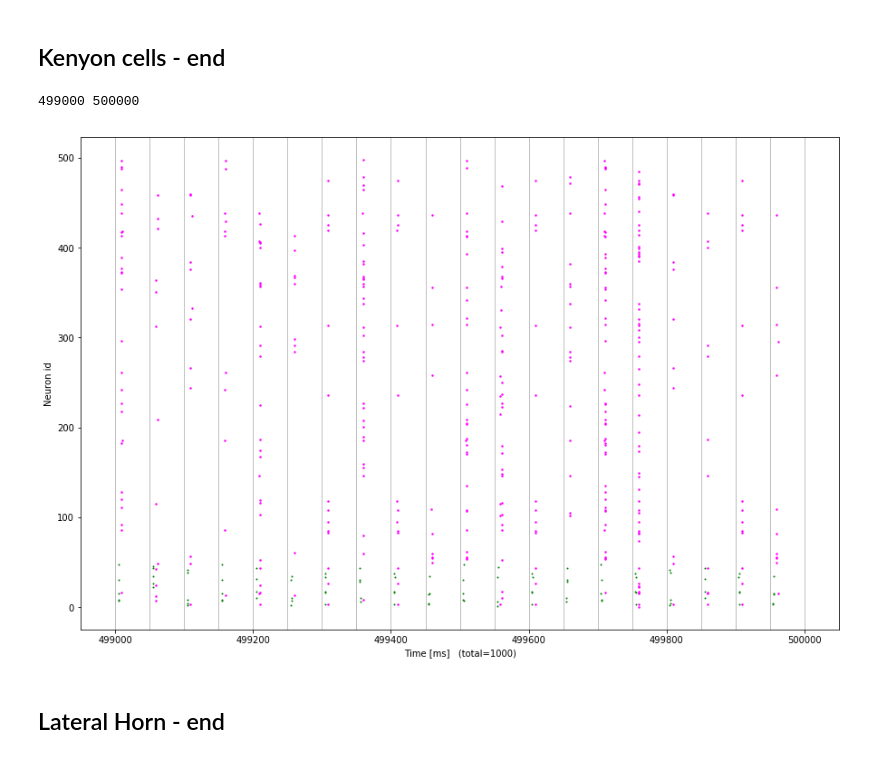
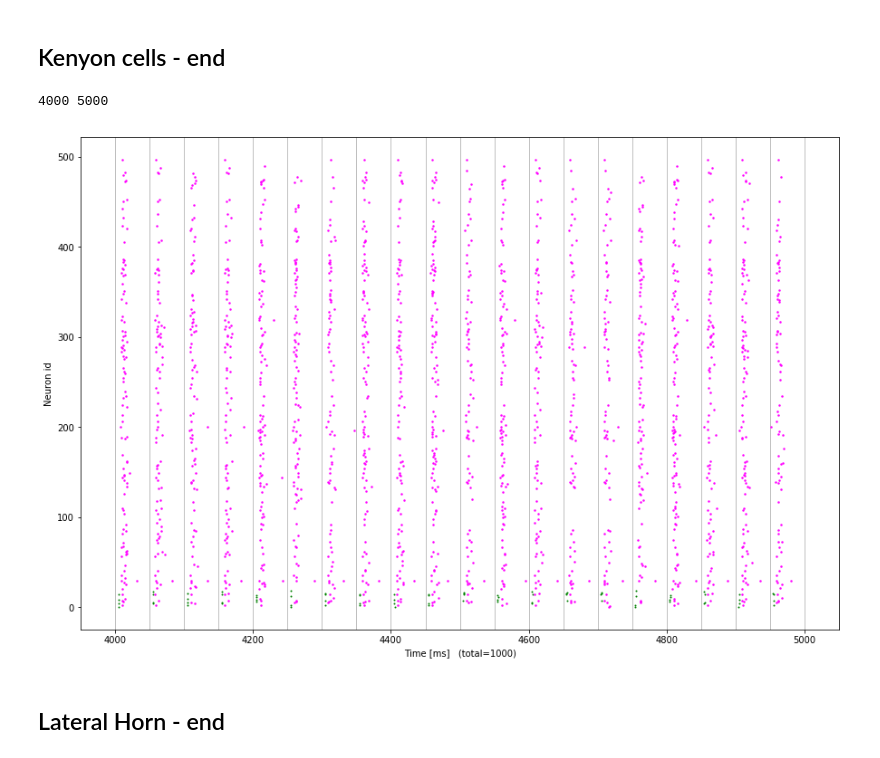
Before and after one commit to chanokin/brainscales-recognition, a Jupyter notebook: codebase/mushroom_body/bss_analyze_mbody_results.ipynb, the cells around one changed output. Cells and saved outputs as stored; diff of their text form; code cells hidden in the pictures.

```diff
--- a/codebase/mushroom_body/bss_analyze_mbody_results.ipynb
+++ b/codebase/mushroom_body/bss_analyze_mbody_results.ipynb
@@ -316,7 +316,7 @@ fname = "bss-mbody-experiment"
 # fname = "mbody-experiment-0p1ts-6K"
 # fname = "mbody-experiment-10k-working"
 # fname = "mbody-experiment-5k-working"
-fname = "bss-mbody-experiment"
+fname = "bss-mbody-experiment-1"
 fname += ".npz"
 # %%
 data = np.load(fname)
@@ -1329,41 +1340,43 @@ Kenyon cells - end
 ---
 # %%
 fname = "bss-mbody-experiment"
-# fname = "bss-mbody-experiment-1"
+fname = "bss-mbody-experiment-1"
 fname += ".npz"
 
 data = np.load(fname)
 weights = data['weights']
 in_spikes = data['input_spikes']
 out_spikes = data['decision_spikes']
 k_spikes = data['kenyon_spikes']
 n_post = data['args'].item().nDN
 
 total_t = int(data['sim_time'])
 
 start_t = total_t - 1000
 end_t = total_t
 # start_t = 347000
 # end_t = start_t + 1000
 
 print(start_t, total_t)
 fig = plt.figure(figsize=(15, 10))
 ax = plt.subplot(1, 1, 1)
 
 for dt in range(start_t, end_t+1, data['sample_dt']):
     plt.axvline(dt, color='gray', linewidth=0.5)
 
 
 plot_in_range(fig, ax, in_spikes,  start_t=start_t, end_t=end_t, markersize=4, color='green')
 plot_in_range(fig, ax, k_spikes,  start_t=start_t, end_t=end_t, markersize=5, color='magenta')
 
 ax.set_ylabel('Neuron id')
 ax.set_xlabel('Time [ms]   (total={})'.format(total_t - start_t))
 
+plt.savefig('kenyon-bss.pdf')
+
 plt.show()
 # %% [output]
-499000 500000
+4000 5000
-[figure, old version]
+[figure, new version]
 # %% [markdown]
 Lateral Horn - end
 ---
```
Also changed, not shown: parts of 16 cells of this notebook, 26 other files.
